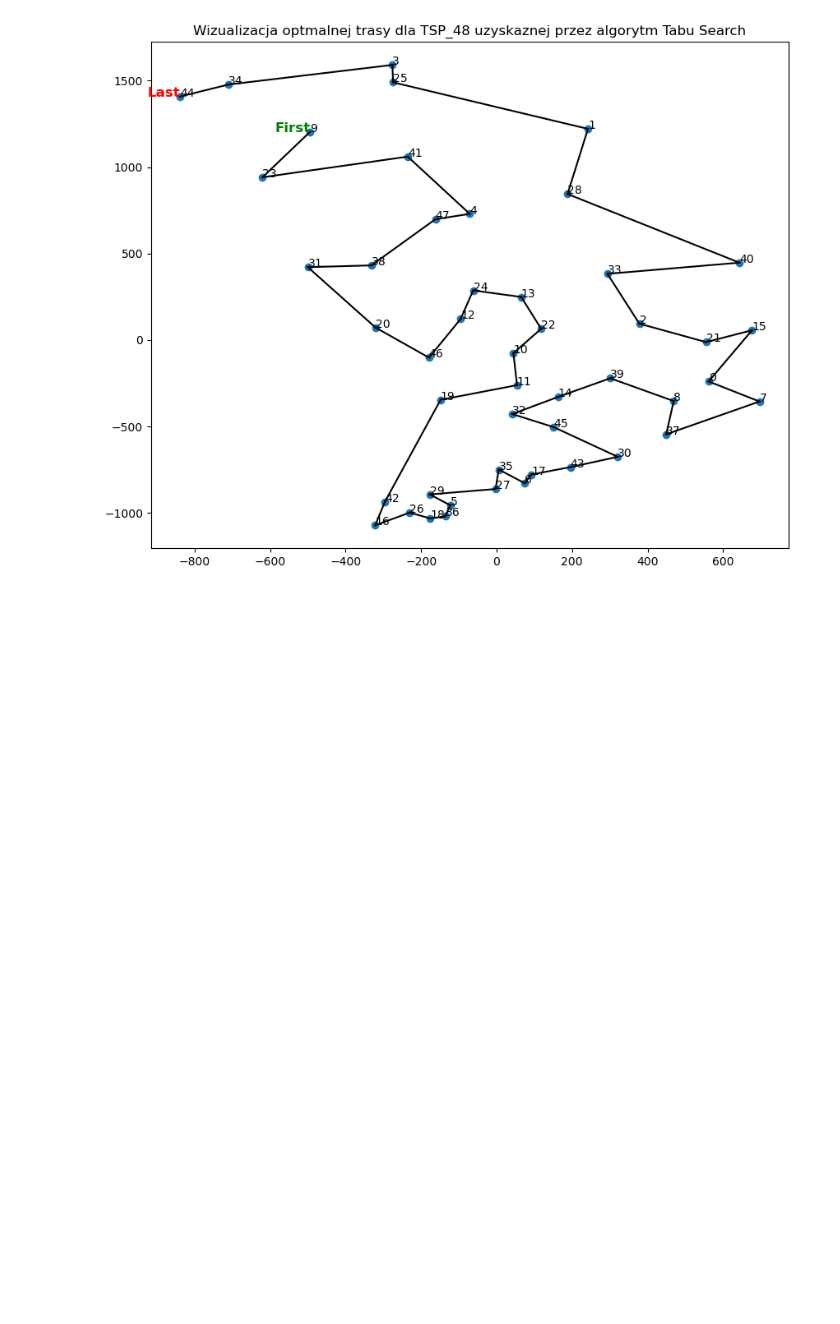
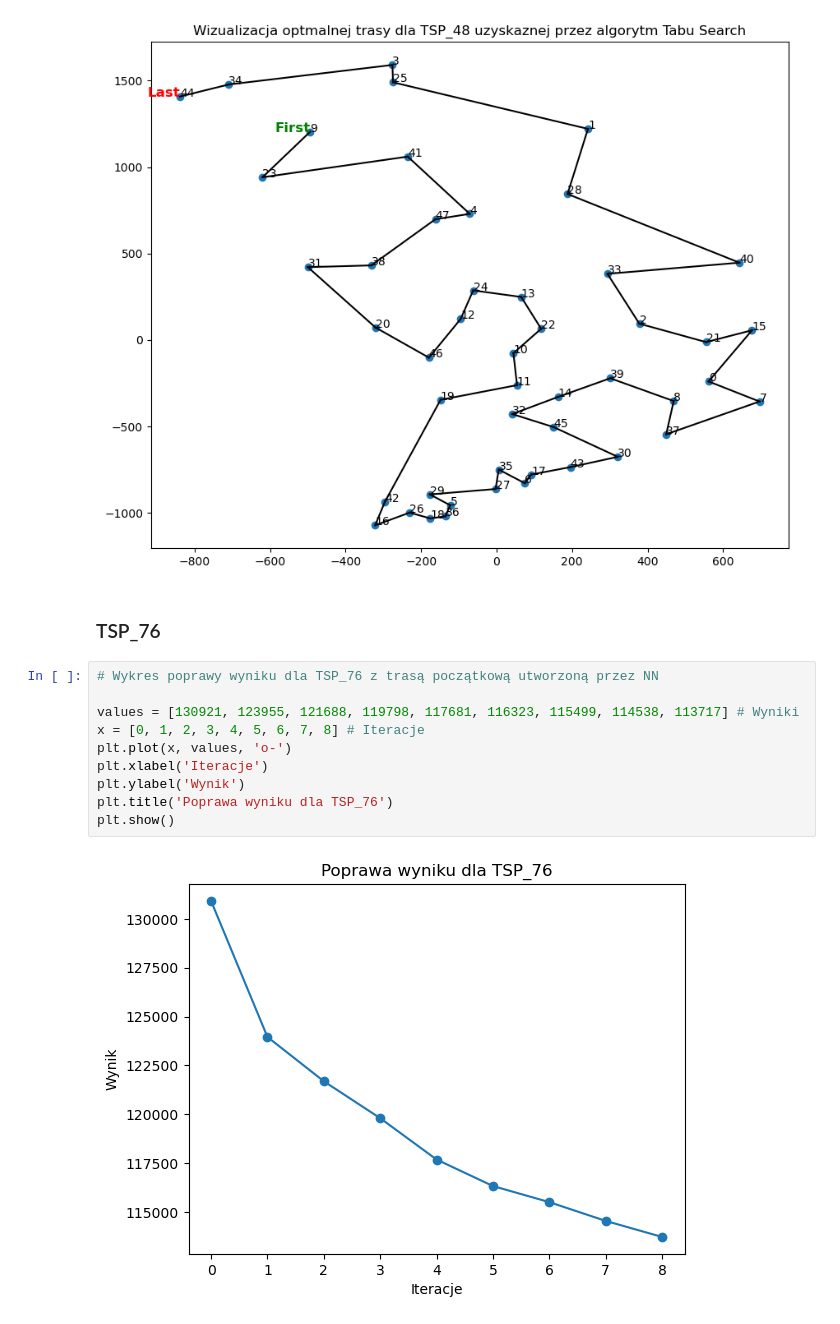
Before and after one commit to Alex4ndro5/ProjektTSP, a Jupyter notebook: Projekt_TSP.ipynb, the cells around one changed output. Saved outputs shown, nothing was run; the diff lists cells and outputs as text; blank space fills up the shorter version.

Commit message:
poszukiwanie poprawy wyniku, dodanie wizualizacji w pliku głównym

```diff
--- a/Projekt_TSP.ipynb
+++ b/Projekt_TSP.ipynb
@@ -67,3 +67,17 @@ plt.title('Wizualizacja optmalnej trasy dla TSP_48 uzyskaznej przez algorytm Tab
 plt.show()
 # %% [output]
 [figure]
+# %% [markdown]
+### TSP_76
+# %%
+# Wykres poprawy wyniku dla TSP_76 z trasą początkową utworzoną przez NN
+
+values = [130921, 123955, 121688, 119798, 117681, 116323, 115499, 114538, 113717] # Wyniki
+x = [0, 1, 2, 3, 4, 5, 6, 7, 8] # Iteracje
+plt.plot(x, values, 'o-')
+plt.xlabel('Iteracje')
+plt.ylabel('Wynik')
+plt.title('Poprawa wyniku dla TSP_76')
+plt.show()
+# %% [output]
+[figure, added]
```
Also changed, not shown: parts of 5 cells of this notebook, 2 other files.
